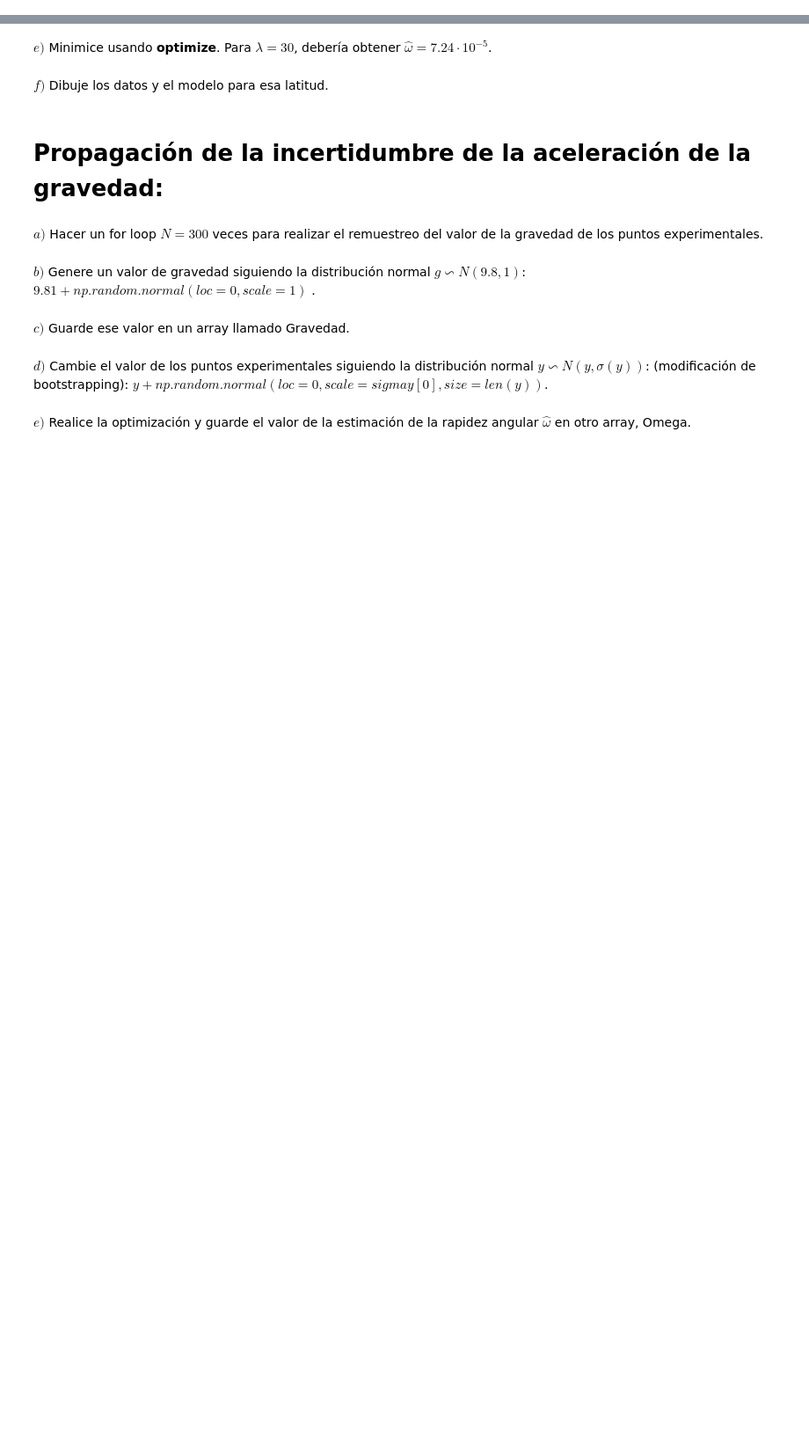
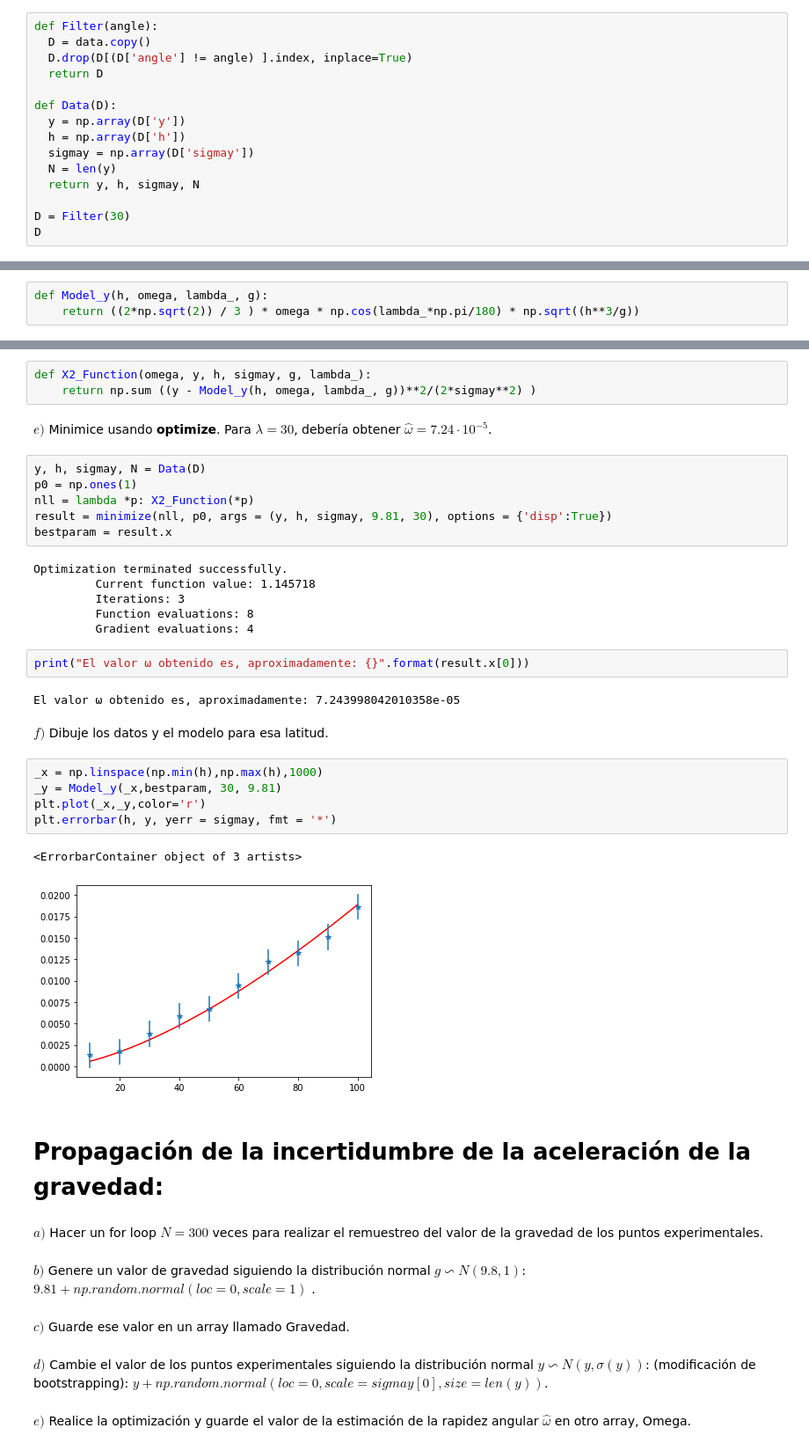
Before and after one commit to ThomasAnkhe/Metodos1_ClaudiaCuellar-ThomasAndrade, a Jupyter notebook: Cuarto Parcial/Cuarto Parcial.ipynb, the cells around one changed output, grey strips where cells are left out. Shown at 88% size. Saved outputs shown, nothing was run; the diff lists cells and outputs as text; blank space fills up the shorter version.

```diff
--- a/Cuarto Parcial/Cuarto Parcial.ipynb
+++ b/Cuarto Parcial/Cuarto Parcial.ipynb
@@ -25,0 +50,15 @@ correspondientes a $\lambda = 30$.
+# %%
+def Filter(angle):
+  D = data.copy()
+  D.drop(D[(D['angle'] != angle) ].index, inplace=True)
+  return D
+
+def Data(D):
+  y = np.array(D['y'])
+  h = np.array(D['h'])
+  sigmay = np.array(D['sigmay'])
+  N = len(y)
+  return y, h, sigmay, N
+
+D = Filter(30)
+D
@@ -26,11 +77,41 @@ correspondientes a $\lambda = 30$.
 # %% [markdown]
 **$c)$** Defina el modelo físico presentado para la desviación por efecto coriolis. El modelo debe tener como entrada la altura inicial de caída $h$, el parámetro de ajuste $p = \omega$, la latitud $\lambda$ y la aceleración de la gravedad $g$.
+# %%
+def Model_y(h, omega, lambda_, g):
+    return ((2*np.sqrt(2)) / 3 ) * omega * np.cos(lambda_*np.pi/180) * np.sqrt((h**3/g))
 # %% [markdown]
 **$d)$** Defina la función $\Chi ^2$, donde los argumentos son $(h, y, sigmay, angle, g)$.
+# %%
+def X2_Function(omega, y, h, sigmay, g, lambda_):
+    return np.sum ((y - Model_y(h, omega, lambda_, g))**2/(2*sigmay**2) )
 # %% [markdown]
 **$e)$** Minimice usando **optimize**. Para $\lambda = 30$, debería obtener $\hat{\omega} = 7.24 \cdot 10^{−5}$.
+# %%
+y, h, sigmay, N = Data(D)
+p0 = np.ones(1)
+nll = lambda *p: X2_Function(*p)
+result = minimize(nll, p0, args = (y, h, sigmay, 9.81, 30), options = {'disp':True})
+bestparam = result.x
+# %% [output]
+Optimization terminated successfully.
+         Current function value: 1.145718
+         Iterations: 3
+         Function evaluations: 8
+         Gradient evaluations: 4
+# %%
+print("El valor ω obtenido es, aproximadamente: {}".format(result.x[0]))
+# %% [output]
+El valor ω obtenido es, aproximadamente: 7.243998042010358e-05
 # %% [markdown]
 **$f)$** Dibuje los datos y el modelo para esa latitud.
+# %%
+_x = np.linspace(np.min(h),np.max(h),1000)
+_y = Model_y(_x,bestparam, 30, 9.81)
+plt.plot(_x,_y,color='r')
+plt.errorbar(h, y, yerr = sigmay, fmt = '*')
+# %% [output]
+<ErrorbarContainer object of 3 artists>
+[figure, added]
 # %% [markdown]
 # **Propagación de la incertidumbre de la aceleración de la gravedad:**
 # %% [markdown]
```
Also changed, not shown: parts of 12 cells of this notebook.
